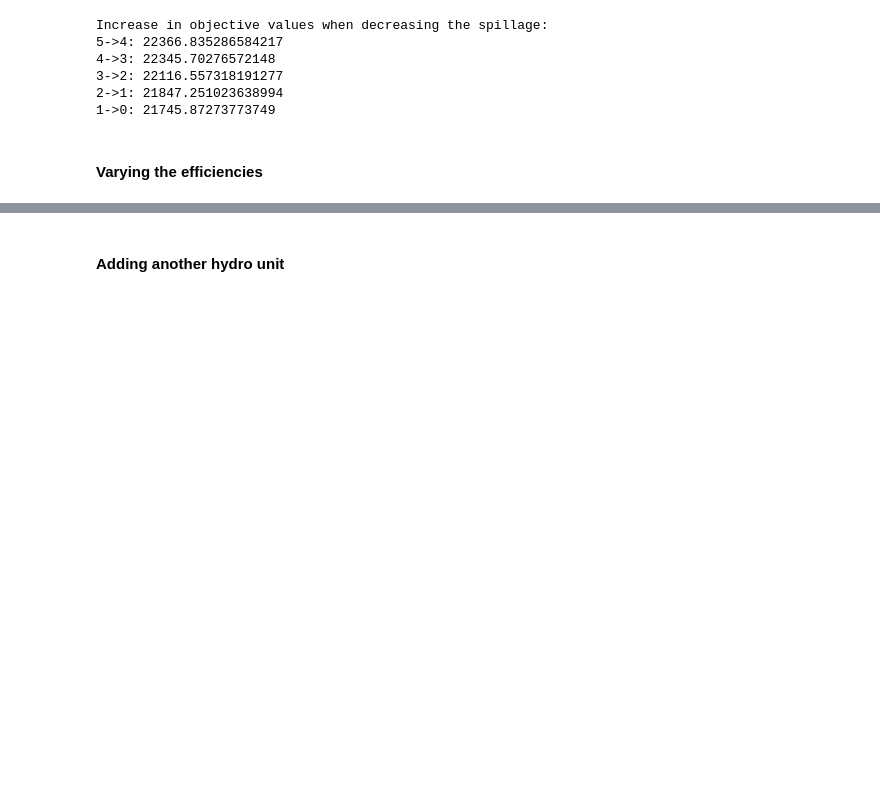
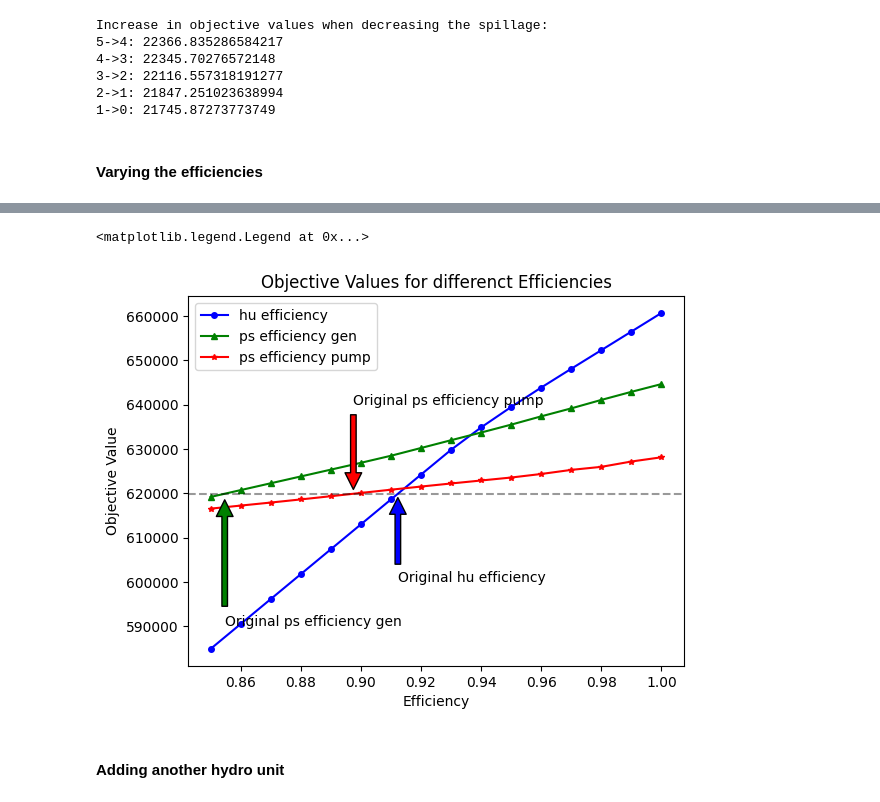
Before and after one commit to FredericWeiss/Seminar-Thesis, a Jupyter notebook: psh.ipynb, the cells around one changed output, grey strips where cells are left out. Drawn from its saved outputs; the diff is of its cells as text; code cells hidden in the pictures; blank space fills up the shorter version.

```diff
--- a/psh.ipynb
+++ b/psh.ipynb
@@ -1475,3 +1466,27 @@ plt.legend()
+# %%
+fig, ax = plt.subplots()
+ax.plot(efficiencies, objective_values_hu, label='hu efficiency', marker='o', markersize=4, color='blue')
+ax.plot(efficiencies, objective_values_ps_gen, label='ps efficiency gen', marker='^', markersize=4, color='green')
+ax.plot(efficiencies, objective_values_ps_pump, label='ps efficiency pump', marker='*', markersize=4, color='red')
+
+ax.annotate('Original hu efficiency', xy=(0.9123, 619892.6442973859), xytext=(0.9123, 600000), arrowprops=dict(facecolor='blue', shrink= 0.05))
+ax.annotate('Original ps efficiency gen', xy=(0.8547, 619892.6442973859), xytext=(0.8547, 590000), arrowprops=dict(facecolor='green', shrink= 0.05))
+ax.annotate('Original ps efficiency pump', xy=(0.8975, 619892.6442973859), xytext=(0.8975, 640000), arrowprops=dict(facecolor='red', shrink= 0.05))
+
+ax.axhline(619892.6442973859, color='black', alpha=0.4, linestyle='--')
+
+# ax.axvline(0.9123, color='blue', linestyle='--', alpha=0.4, label='hu effeciency base')
+# ax.axvline(0.8547, color='green', linestyle='--', alpha=0.4, label='ps efficiency gen base')
+# ax.axvline(0.8975, color='red', linestyle='--', alpha=0.4, label='ps efficiency pump base')
+
+ax.set_title('Objective Values for differenct Efficiencies')
+ax.set_xlabel('Efficiency')
+ax.set_ylabel('Objective Value')
+
+plt.legend()
+# %% [output]
+<matplotlib.legend.Legend at 0x...>
+[figure, added]
 # %% [markdown]
 #### Adding another hydro unit
 # %%
```
Also changed, not shown: parts of 5 cells of this notebook.
